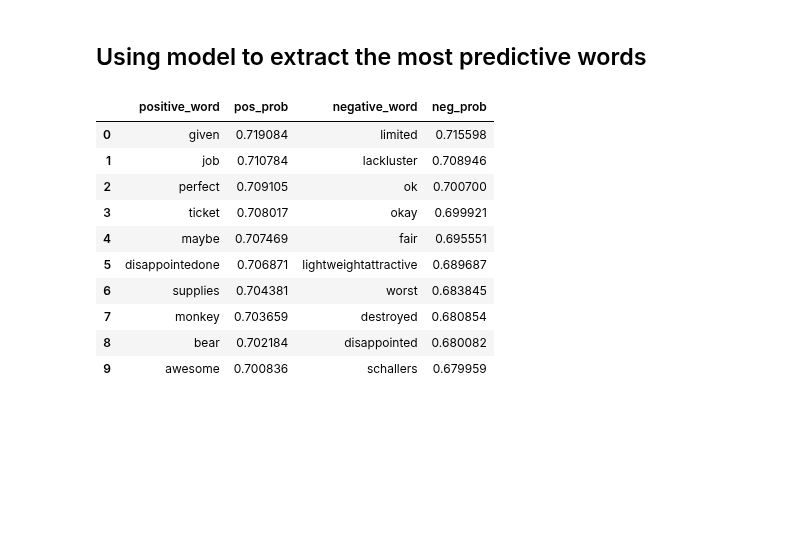
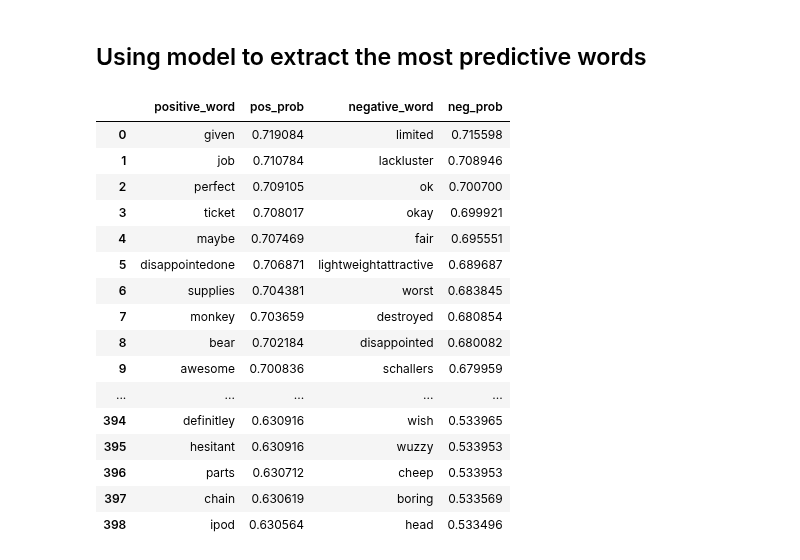
Before and after one commit to koulakis/amazon-review-qa-analysis, a Jupyter notebook: modules/notebooks/Summarize reviews.ipynb, the cells around one changed output. Drawn from its saved outputs; the diff is of its cells as text; code cells hidden in the pictures; blank space fills up the shorter version.

```diff
--- a/modules/notebooks/Summarize reviews.ipynb
+++ b/modules/notebooks/Summarize reviews.ipynb
@@ -1,9 +1,9 @@
 # %% [markdown]
 # Summarize the reviews
 # %%
-# all_reviews = (spark
-#     .read
-#     .json('../../data/raw_data/reviews_Musical_Instruments_5.json.gz'))
+all_reviews = (spark
+    .read
+    .json('../../data/raw_data/reviews_Musical_Instruments_5.json.gz'))
 # %%
 from pyspark.sql.functions import col, expr, udf, trim
 from pyspark.sql.types import IntegerType
@@ -104,20 +104,27 @@ negative_predictive_words = (predictive_words
     .sort('neg_prob', ascending=False))
 # %%
 import pandas as pd
+pd.set_option('display.max_rows', 1000)
 
 pd.concat([
-    positive_predictive_words.limit(10).toPandas(),
-    negative_predictive_words.limit(10).toPandas() ],
+    positive_predictive_words.limit(1000).toPandas(),
+    negative_predictive_words.limit(1000).toPandas() ],
     axis=1)
 # %% [output]
 |  | positive_word | pos_prob | negative_word | neg_prob |
 | 0 | given | 0.719084 | limited | 0.715598 |
 | 1 | job | 0.710784 | lackluster | 0.708946 |
 | 2 | perfect | 0.709105 | ok | 0.700700 |
 | 3 | ticket | 0.708017 | okay | 0.699921 |
 | 4 | maybe | 0.707469 | fair | 0.695551 |
 | 5 | disappointedone | 0.706871 | lightweightattractive | 0.689687 |
 | 6 | supplies | 0.704381 | worst | 0.683845 |
 | 7 | monkey | 0.703659 | destroyed | 0.680854 |
 | 8 | bear | 0.702184 | disappointed | 0.680082 |
 | 9 | awesome | 0.700836 | schallers | 0.679959 |
+| ... | ... | ... | ... | ... |
+| 394 | definitley | 0.630916 | wish | 0.533965 |
+| 395 | hesitant | 0.630916 | wuzzy | 0.533953 |
+| 396 | parts | 0.630712 | cheep | 0.533953 |
+| 397 | chain | 0.630619 | boring | 0.533569 |
+| 398 | ipod | 0.630564 | head | 0.533496 |
```
Also changed, not shown: 4 other files.
